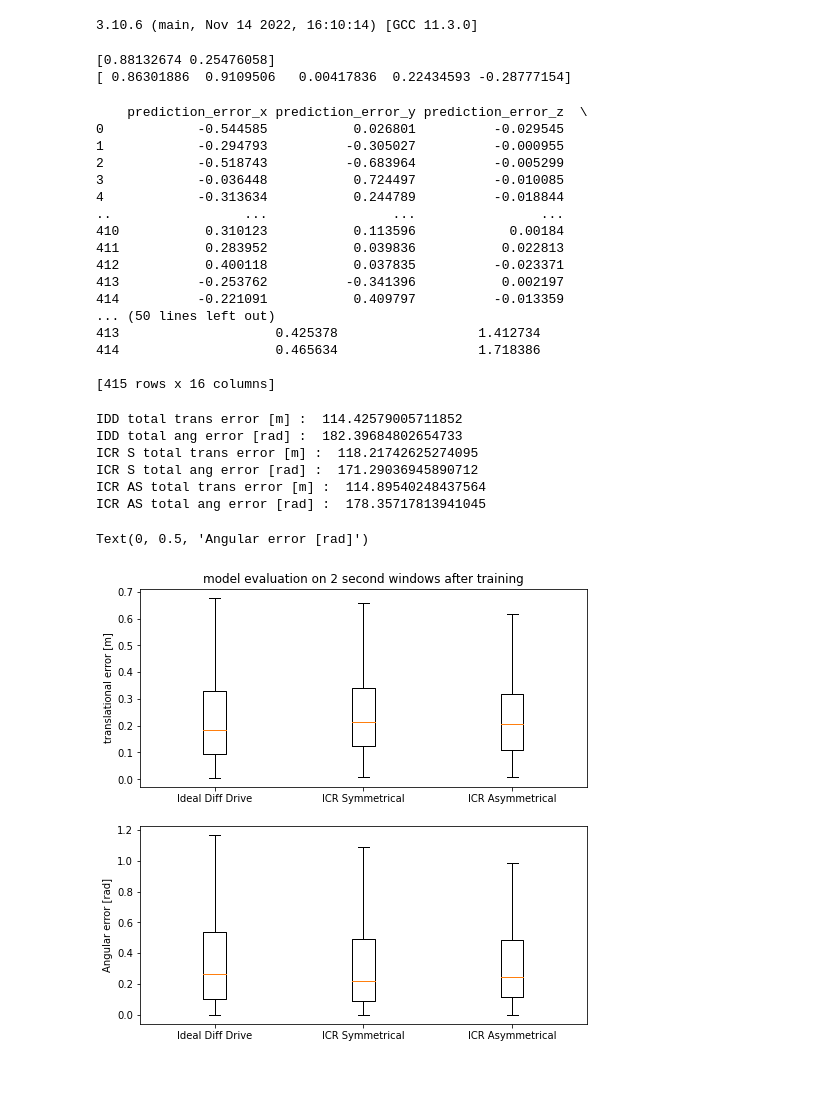
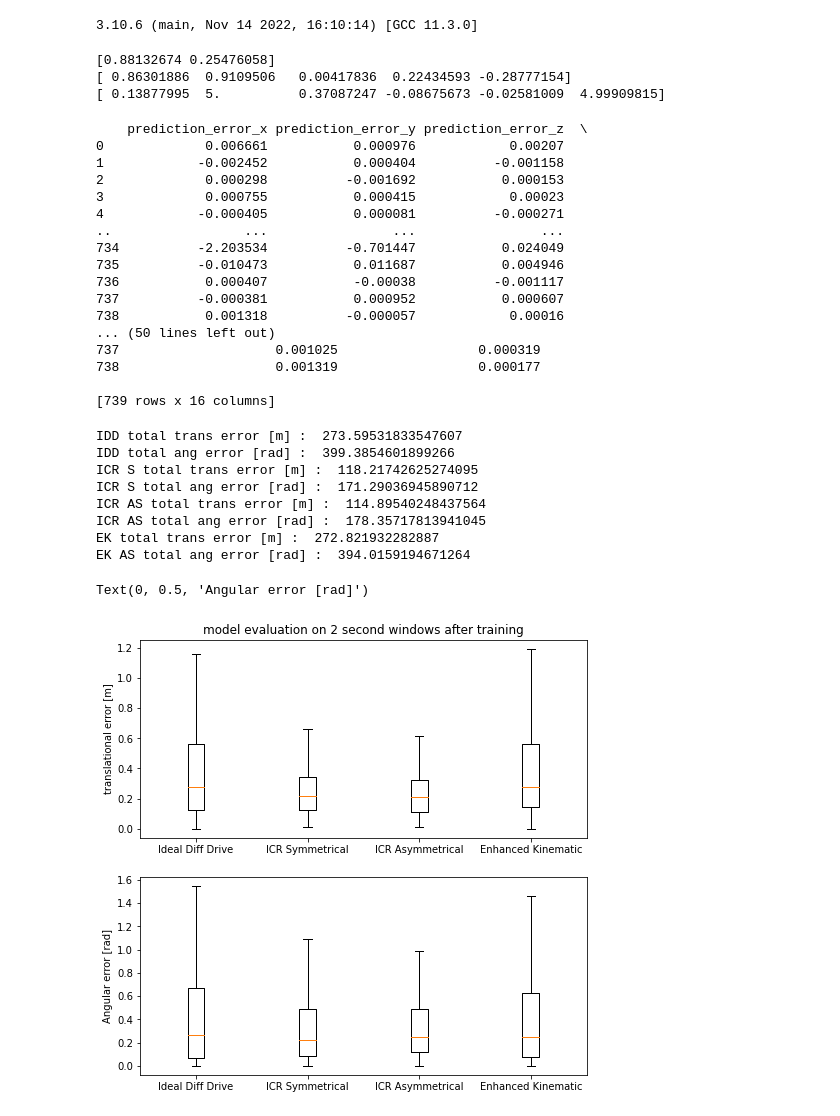
Before and after one commit to norlab-ulaval/norlab_WMRD, a Jupyter notebook: DB/plot_model_errors.ipynb, the cells around one changed output. Cells and saved outputs as stored; diff of their text form; code cells hidden in the pictures; blank space fills up the shorter version.

Commit message:
enhanced kin implemented

```diff
--- a/DB/plot_model_errors.ipynb
+++ b/DB/plot_model_errors.ipynb
@@ -20,36 +20,40 @@ from models.kinematic.enhanced_kinematic import *
 
 icr_symmetric_params = np.load('../eval/training_results/marmotte/icr_symmetrical/grand_salon_a/train_full_all_horizons.npy')
 icr_asymmetric_params = np.load('../eval/training_results/marmotte/icr_asymmetrical/grand_salon_a/train_full_all_horizons.npy')
+enhanced_kinematic_params = np.load('../eval/training_results/marmotte/enhanced_kinematic/grand_salon_a/train_full_all_horizons.npy')
 
 print(icr_symmetric_params)
 print(icr_asymmetric_params)
+print(enhanced_kinematic_params)
 # %% [output]
 [0.88132674 0.25476058]
 [ 0.86301886  0.9109506   0.00417836  0.22434593 -0.28777154]
+[ 0.13877995  5.          0.37087247 -0.08675673 -0.02581009  4.99909815]
 # %%
 ideal_diff_drive_errors_dataframe = pd.read_pickle('../data/marmotte/eval_results/grand_salon_b/ideal_diff_drive_full_eval_metrics.pkl')
 icr_symmetric_errors_dataframe = pd.read_pickle('../data/marmotte/eval_results/grand_salon_b/icr_symmetrical_full_eval_metrics.pkl')
 icr_asymmetric_errors_dataframe = pd.read_pickle('../data/marmotte/eval_results/grand_salon_b/icr_asymmetrical_full_eval_metrics.pkl')
+enhanced_kinematic_errors_dataframe = pd.read_pickle('../data/marmotte/eval_results/grand_salon_b/enhanced_kinematic_full_eval_metrics.pkl')
 
-print(model_errors_dataframe)
+print(enhanced_kinematic_errors_dataframe)
 # %% [output]
     prediction_error_x prediction_error_y prediction_error_z  \
-0            -0.544585           0.026801          -0.029545
-1            -0.294793          -0.305027          -0.000955
-2            -0.518743          -0.683964          -0.005299
-3            -0.036448           0.724497          -0.010085
-4            -0.313634           0.244789          -0.018844
+0             0.006661           0.000976            0.00207
+1            -0.002452           0.000404          -0.001158
+2             0.000298          -0.001692           0.000153
+3             0.000755           0.000415            0.00023
+4            -0.000405           0.000081          -0.000271
 ..                 ...                ...                ...
-410           0.310123           0.113596            0.00184
-411           0.283952           0.039836           0.022813
-412           0.400118           0.037835          -0.023371
-413          -0.253762          -0.341396           0.002197
-414          -0.221091           0.409797          -0.013359
+734          -2.203534          -0.701447           0.024049
+735          -0.010473           0.011687           0.004946
+736           0.000407           -0.00038          -0.001117
+737          -0.000381           0.000952           0.000607
+738           0.001318          -0.000057            0.00016
 ... (50 lines left out)
-413                    0.425378                  1.412734
-414                    0.465634                  1.718386
+737                    0.001025                  0.000319
+738                    0.001319                  0.000177
 
-[415 rows x 16 columns]
+[739 rows x 16 columns]
 # %%
 # fetch some stats
 
@@ -67,26 +71,35 @@ icr_asymmetric_total_trans_error = icr_asymmetric_errors_dataframe['prediction_e
 icr_asymmetric_total_ang_error = icr_asymmetric_errors_dataframe['prediction_error_3dof_ang'].sum()
 print('ICR AS total trans error [m] : ', icr_asymmetric_total_trans_error)
 print('ICR AS total ang error [rad] : ', icr_asymmetric_total_ang_error)
+
+enhanced_kinematic_total_trans_error = enhanced_kinematic_errors_dataframe['prediction_error_3dof_trans'].sum()
+enhanced_kinematic_total_ang_error = enhanced_kinematic_errors_dataframe['prediction_error_3dof_ang'].sum()
+print('EK total trans error [m] : ', enhanced_kinematic_total_trans_error)
+print('EK AS total ang error [rad] : ', enhanced_kinematic_total_ang_error)
 # %% [output]
-IDD total trans error [m] :  114.42579005711852
-IDD total ang error [rad] :  182.39684802654733
+IDD total trans error [m] :  273.59531833547607
+IDD total ang error [rad] :  399.3854601899266
 ICR S total trans error [m] :  118.21742625274095
 ICR S total ang error [rad] :  171.29036945890712
 ICR AS total trans error [m] :  114.89540248437564
 ICR AS total ang error [rad] :  178.35717813941045
+EK total trans error [m] :  272.821932282887
+EK AS total ang error [rad] :  394.0159194671264
 # %%
 fig1, axs = plt.subplots(2, 1, figsize=(8, 8))
 
 axs[0].boxplot(ideal_diff_drive_errors_dataframe['prediction_error_3dof_trans'], showfliers = False, positions =[0], labels=['Ideal Diff Drive'])
 axs[0].boxplot(icr_symmetric_errors_dataframe['prediction_error_3dof_trans'], showfliers = False, positions =[1], labels=['ICR Symmetrical'])
 axs[0].boxplot(icr_asymmetric_errors_dataframe['prediction_error_3dof_trans'], showfliers = False, positions =[2], labels=['ICR Asymmetrical'])
+axs[0].boxplot(enhanced_kinematic_errors_dataframe['prediction_error_3dof_trans'], showfliers = False, positions =[3], labels=['Enhanced Kinematic'])
 axs[0].set_title('model evaluation on 2 second windows after training')
 axs[0].set_ylabel('translational error [m]')
 
 axs[1].boxplot(ideal_diff_drive_errors_dataframe['prediction_error_3dof_ang'], showfliers = False, positions =[0], labels=['Ideal Diff Drive'])
 axs[1].boxplot(icr_symmetric_errors_dataframe['prediction_error_3dof_ang'], showfliers = False, positions =[1], labels=['ICR Symmetrical'])
 axs[1].boxplot(icr_asymmetric_errors_dataframe['prediction_error_3dof_ang'], showfliers = False, positions =[2], labels=['ICR Asymmetrical'])
+axs[1].boxplot(enhanced_kinematic_errors_dataframe['prediction_error_3dof_ang'], showfliers = False, positions =[3], labels=['Enhanced Kinematic'])
 axs[1].set_ylabel('Angular error [rad]')
 # %% [output]
 Text(0, 0.5, 'Angular error [rad]')
-[figure, old version]
+[figure, new version]
```
Also changed, not shown: parts of 1 cell of this notebook, 12 other files.
